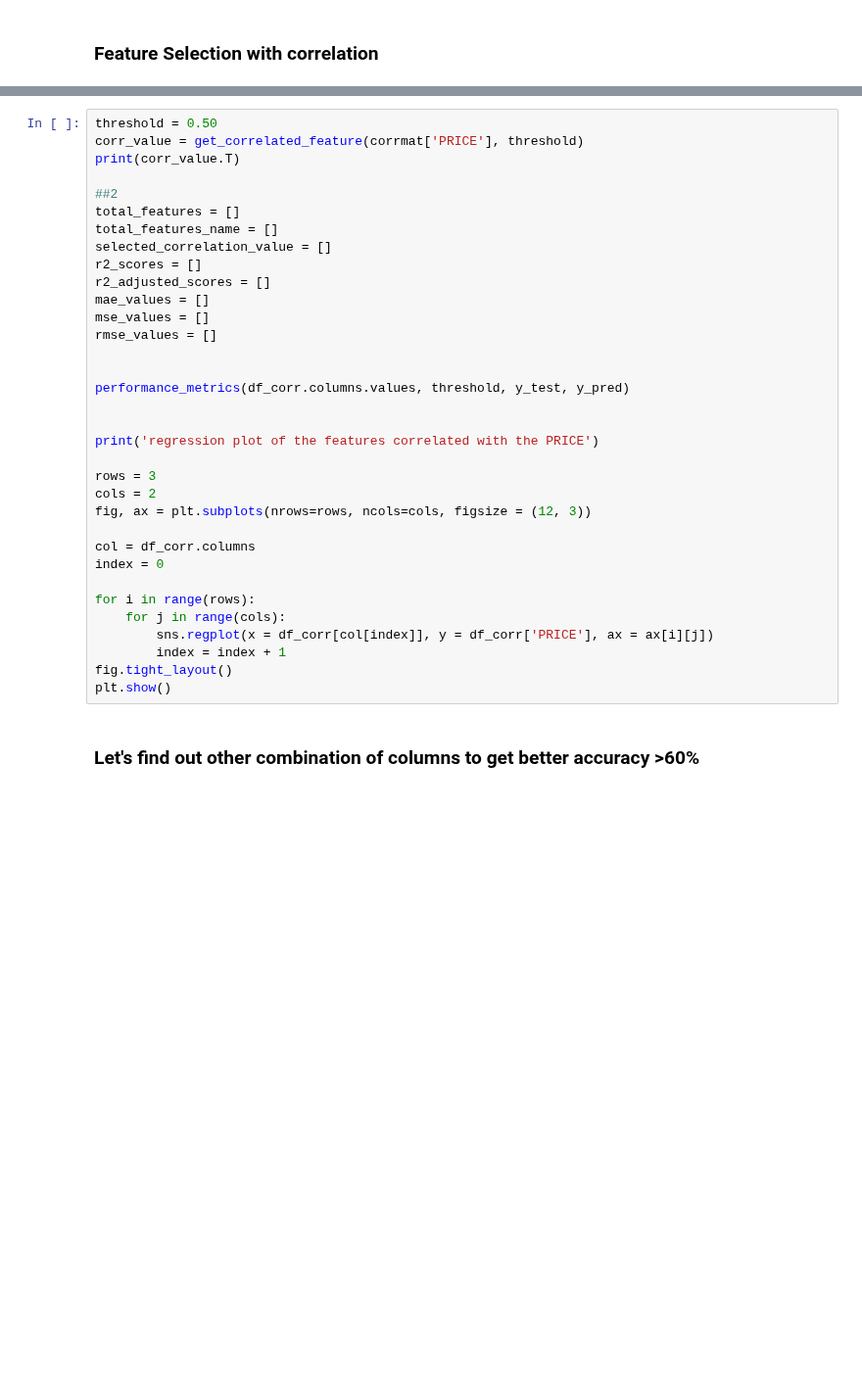
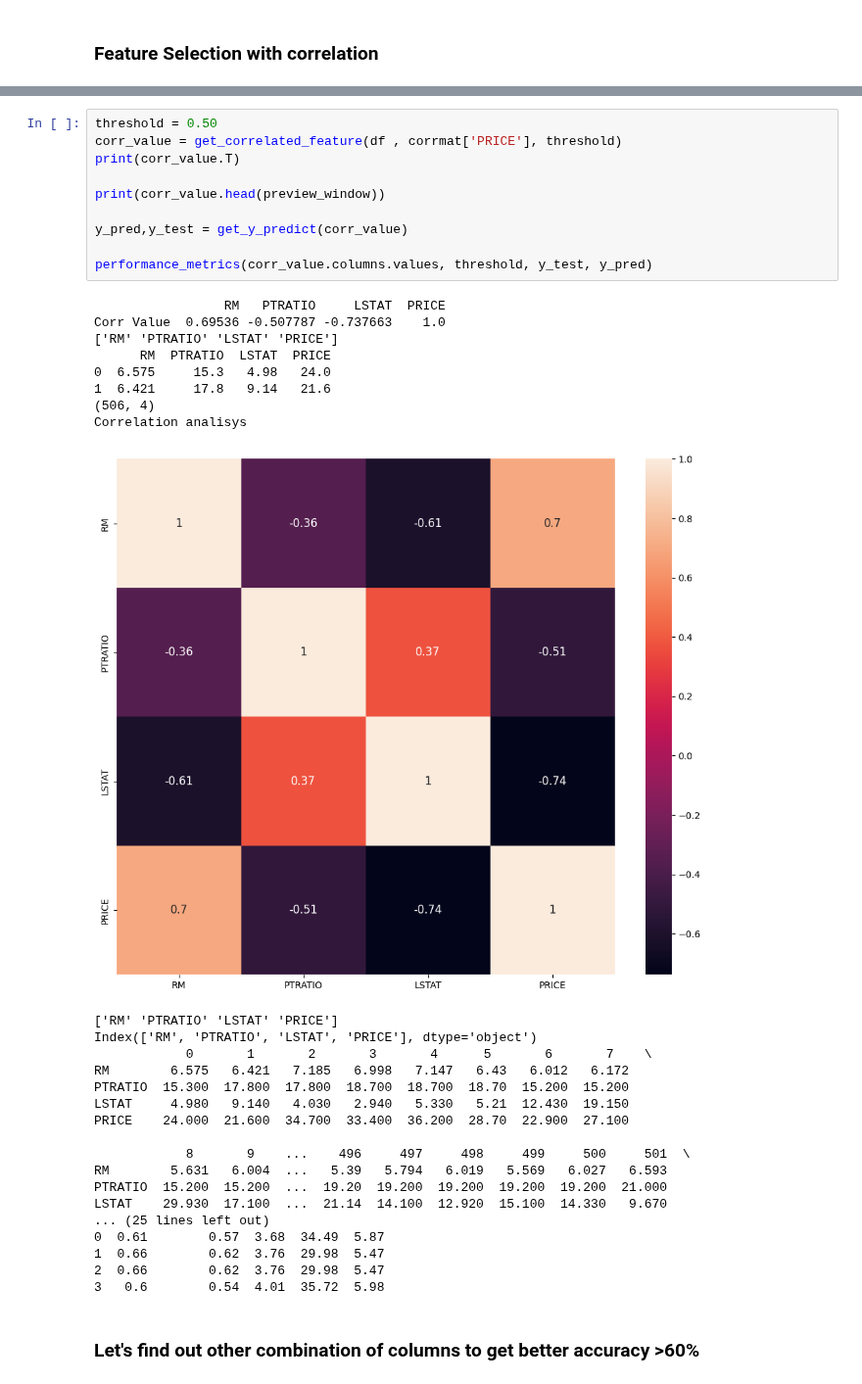
Before and after one commit to Undersk0re/machine-learning-course, a Jupyter notebook: Example/analitycs/03-boston_housing.ipynb, the cells around one changed output, grey strips where cells are left out. Shown at 98% size. Drawn from its saved outputs; the diff is of its cells as text; blank space fills up the shorter version.

```diff
--- a/Example/analitycs/03-boston_housing.ipynb
+++ b/Example/analitycs/03-boston_housing.ipynb
@@ -368,35 +409,38 @@ TypeError: Series.corr() missing 1 required positional argument: 'other'
-# %%
-threshold = 0.50
-corr_value = get_correlated_feature(corrmat['PRICE'], threshold)
-print(corr_value.T)
-
-##2
-total_features = []
-total_features_name = []
-selected_correlation_value = []
-r2_scores = []
-r2_adjusted_scores = []
-mae_values = []
-mse_values = []
-rmse_values = []
-
-
-performance_metrics(df_corr.columns.values, threshold, y_test, y_pred)
-
-
-print('regression plot of the features correlated with the PRICE')
-
-rows = 3
-cols = 2
-fig, ax = plt.subplots(nrows=rows, ncols=cols, figsize = (12, 3))
-
-col = df_corr.columns
-index = 0
-
-for i in range(rows):
-    for j in range(cols):
-        sns.regplot(x = df_corr[col[index]], y = df_corr['PRICE'], ax = ax[i][j])
-        index = index + 1
-fig.tight_layout()
-plt.show()
+# %%
+threshold = 0.50
+corr_value = get_correlated_feature(df , corrmat['PRICE'], threshold)
+print(corr_value.T)
+
+print(corr_value.head(preview_window))
+
+y_pred,y_test = get_y_predict(corr_value)
+
+performance_metrics(corr_value.columns.values, threshold, y_test, y_pred)
+# %% [output]
+                 RM   PTRATIO     LSTAT  PRICE
+Corr Value  0.69536 -0.507787 -0.737663    1.0
+['RM' 'PTRATIO' 'LSTAT' 'PRICE']
+      RM  PTRATIO  LSTAT  PRICE
+0  6.575     15.3   4.98   24.0
+1  6.421     17.8   9.14   21.6
+(506, 4)
+Correlation analisys
+[figure, added]
+['RM' 'PTRATIO' 'LSTAT' 'PRICE']
+Index(['RM', 'PTRATIO', 'LSTAT', 'PRICE'], dtype='object')
+            0       1       2       3       4      5       6       7    \
+RM        6.575   6.421   7.185   6.998   7.147   6.43   6.012   6.172
+PTRATIO  15.300  17.800  17.800  18.700  18.700  18.70  15.200  15.200
+LSTAT     4.980   9.140   4.030   2.940   5.330   5.21  12.430  19.150
+PRICE    24.000  21.600  34.700  33.400  36.200  28.70  22.900  27.100
+
+            8       9    ...    496     497     498     499     500     501  \
+RM        5.631   6.004  ...   5.39   5.794   6.019   5.569   6.027   6.593
+PTRATIO  15.200  15.200  ...  19.20  19.200  19.200  19.200  19.200  21.000
+LSTAT    29.930  17.100  ...  21.14  14.100  12.920  15.100  14.330   9.670
+... (25 lines left out)
+0  0.61        0.57  3.68  34.49  5.87
+1  0.66        0.62  3.76  29.98  5.47
+2  0.66        0.62  3.76  29.98  5.47
+3   0.6        0.54  4.01  35.72  5.98
 # %% [markdown]
```
Also changed, not shown: parts of 23 cells of this notebook.
